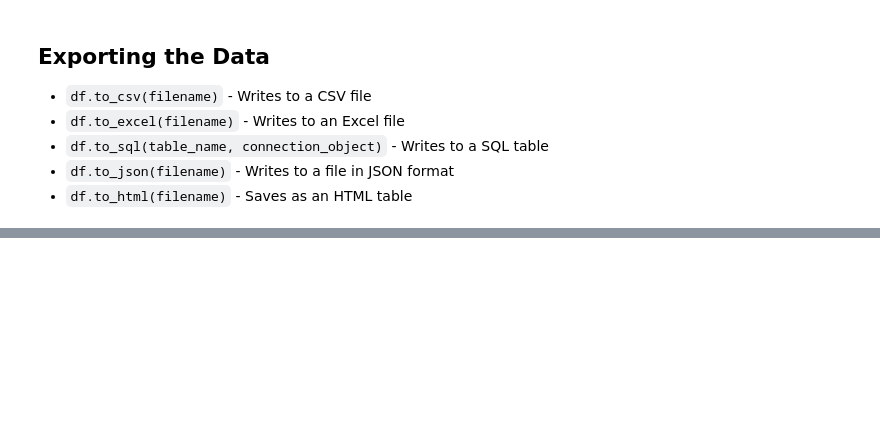
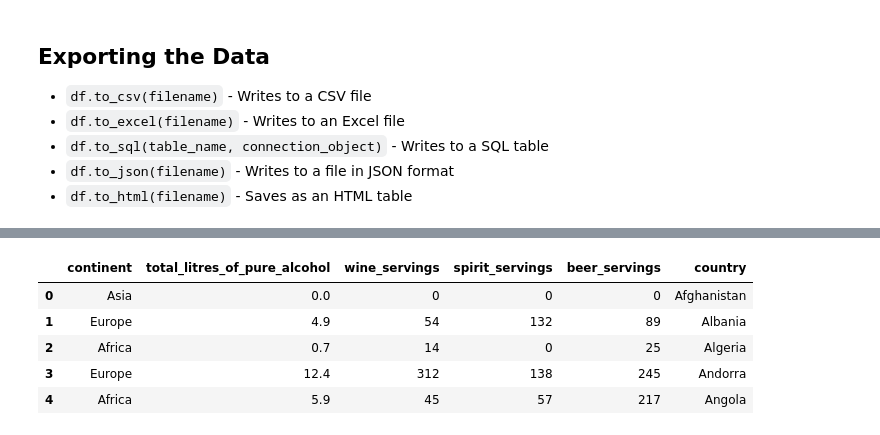
Before and after one commit to Tamoghna-Saha/python_tutorials_notebook, a Jupyter notebook: data_science/Pandas.ipynb, the cells around one changed output, grey strips where cells are left out. Drawn from its saved outputs; the diff is of its cells as text; code cells hidden in the pictures; blank space fills up the shorter version.

```diff
--- a/data_science/Pandas.ipynb
+++ b/data_science/Pandas.ipynb
@@ -596,0 +684,10 @@ df_bar.plot.scatter(x='Rating', y='Reviews')
+# %%
+# reverse column order
+drinks.loc[:, ::-1].head()
+# %% [output]
+|  | continent | total_litres_of_pure_alcohol | wine_servings | spirit_servings | beer_servings | country |
+| 0 | Asia | 0.0 | 0 | 0 | 0 | Afghanistan |
+| 1 | Europe | 4.9 | 54 | 132 | 89 | Albania |
+| 2 | Africa | 0.7 | 14 | 0 | 25 | Algeria |
+| 3 | Europe | 12.4 | 312 | 138 | 245 | Andorra |
+| 4 | Africa | 5.9 | 45 | 57 | 217 | Angola |
```
Also changed, not shown: parts of 44 cells of this notebook.
